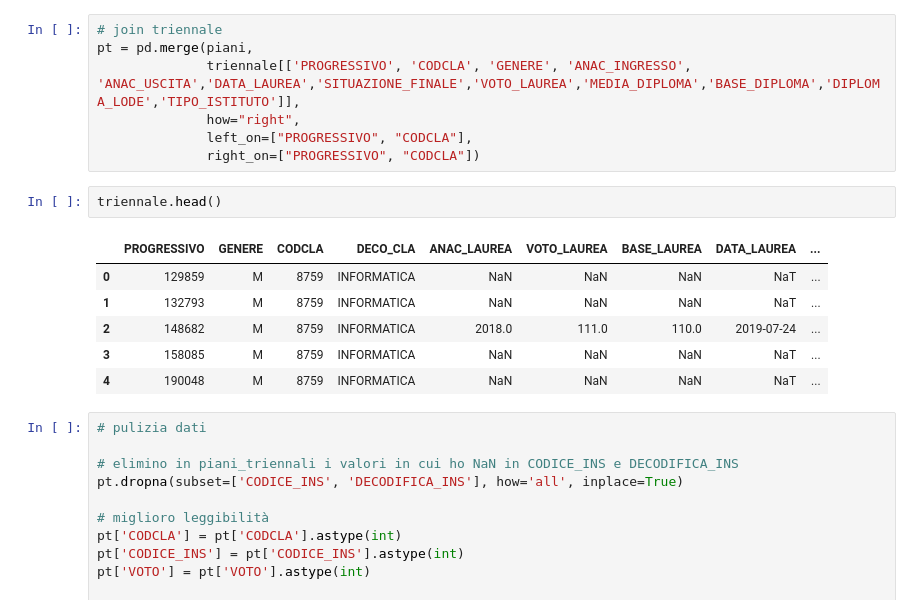
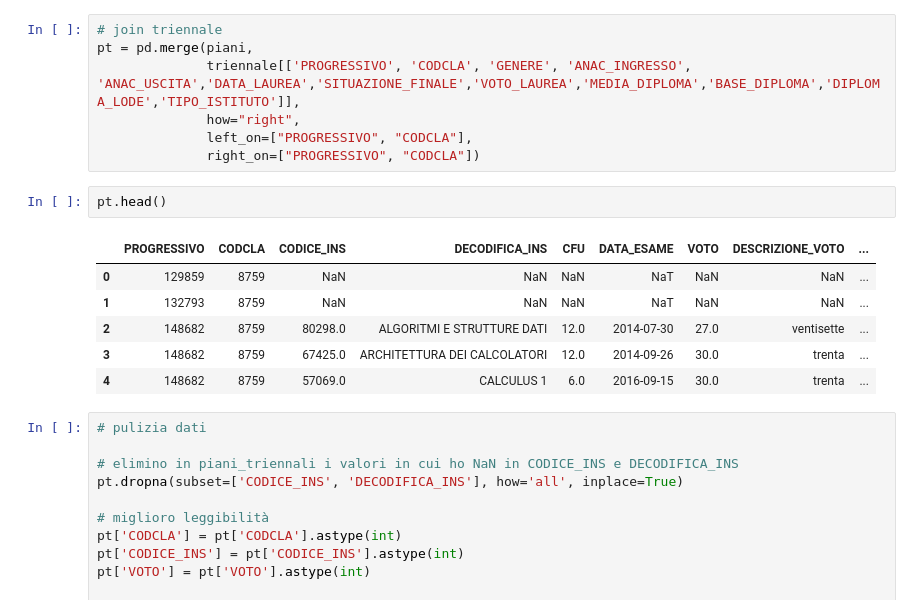
Before and after one commit to lallabelloni/Analisi-differenza-genere-Data-Science, a Jupyter notebook: progetto2.ipynb, the cells around one changed output. Cells and saved outputs as stored; diff of their text form.

```diff
--- a/progetto2.ipynb
+++ b/progetto2.ipynb
@@ -38,14 +39,14 @@ pt = pd.merge(piani,
               left_on=["PROGRESSIVO", "CODCLA"],
               right_on=["PROGRESSIVO", "CODCLA"])
 # %%
-triennale.head()
+pt.head()
 # %% [output]
-|  | PROGRESSIVO | GENERE | CODCLA | DECO_CLA | ANAC_LAUREA | VOTO_LAUREA | BASE_LAUREA | DATA_LAUREA | ... |
-| 0 | 129859 | M | 8759 | INFORMATICA | NaN | NaN | NaN | NaT | ... |
-| 1 | 132793 | M | 8759 | INFORMATICA | NaN | NaN | NaN | NaT | ... |
-| 2 | 148682 | M | 8759 | INFORMATICA | 2018.0 | 111.0 | 110.0 | 2019-07-24 | ... |
-| 3 | 158085 | M | 8759 | INFORMATICA | NaN | NaN | NaN | NaT | ... |
-| 4 | 190048 | M | 8759 | INFORMATICA | NaN | NaN | NaN | NaT | ... |
+|  | PROGRESSIVO | CODCLA | CODICE_INS | DECODIFICA_INS | CFU | DATA_ESAME | VOTO | DESCRIZIONE_VOTO | ... |
+| 0 | 129859 | 8759 | NaN | NaN | NaN | NaT | NaN | NaN | ... |
+| 1 | 132793 | 8759 | NaN | NaN | NaN | NaT | NaN | NaN | ... |
+| 2 | 148682 | 8759 | 80298.0 | ALGORITMI E STRUTTURE DATI | 12.0 | 2014-07-30 | 27.0 | ventisette | ... |
+| 3 | 148682 | 8759 | 67425.0 | ARCHITETTURA DEI CALCOLATORI | 12.0 | 2014-09-26 | 30.0 | trenta | ... |
+| 4 | 148682 | 8759 | 57069.0 | CALCULUS 1 | 6.0 | 2016-09-15 | 30.0 | trenta | ... |
 # %%
 # pulizia dati
 
```
Also changed, not shown: parts of 9 cells of this notebook.
